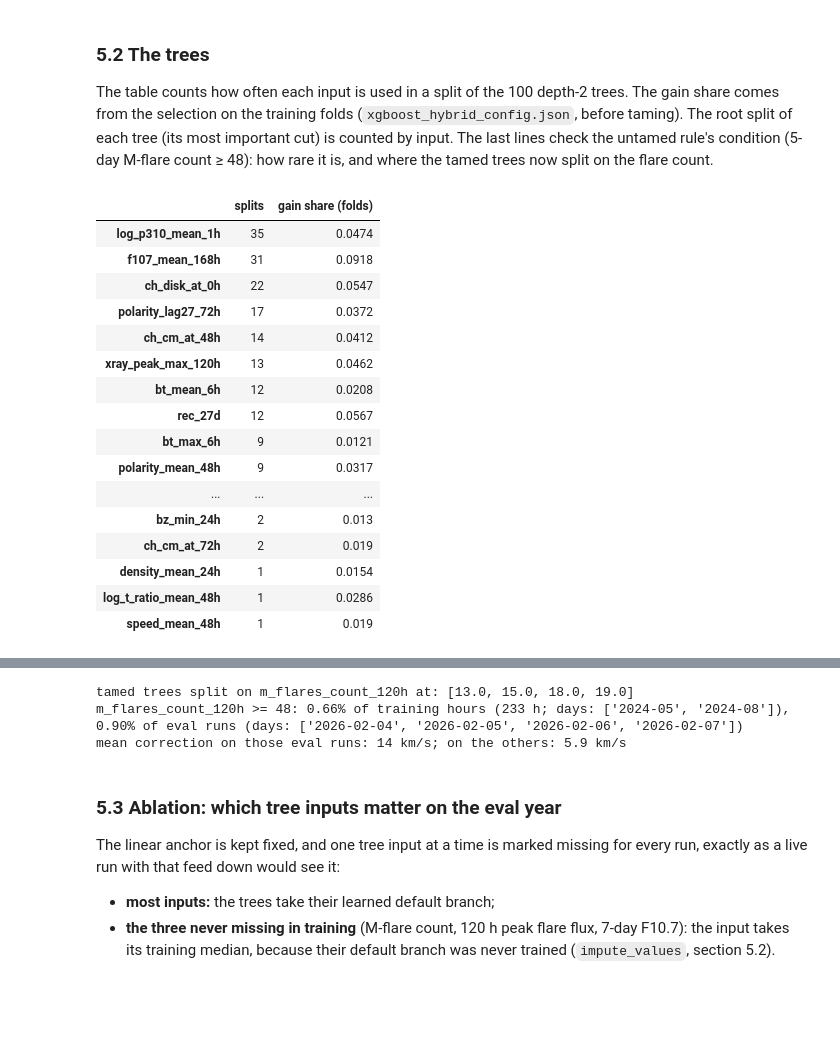
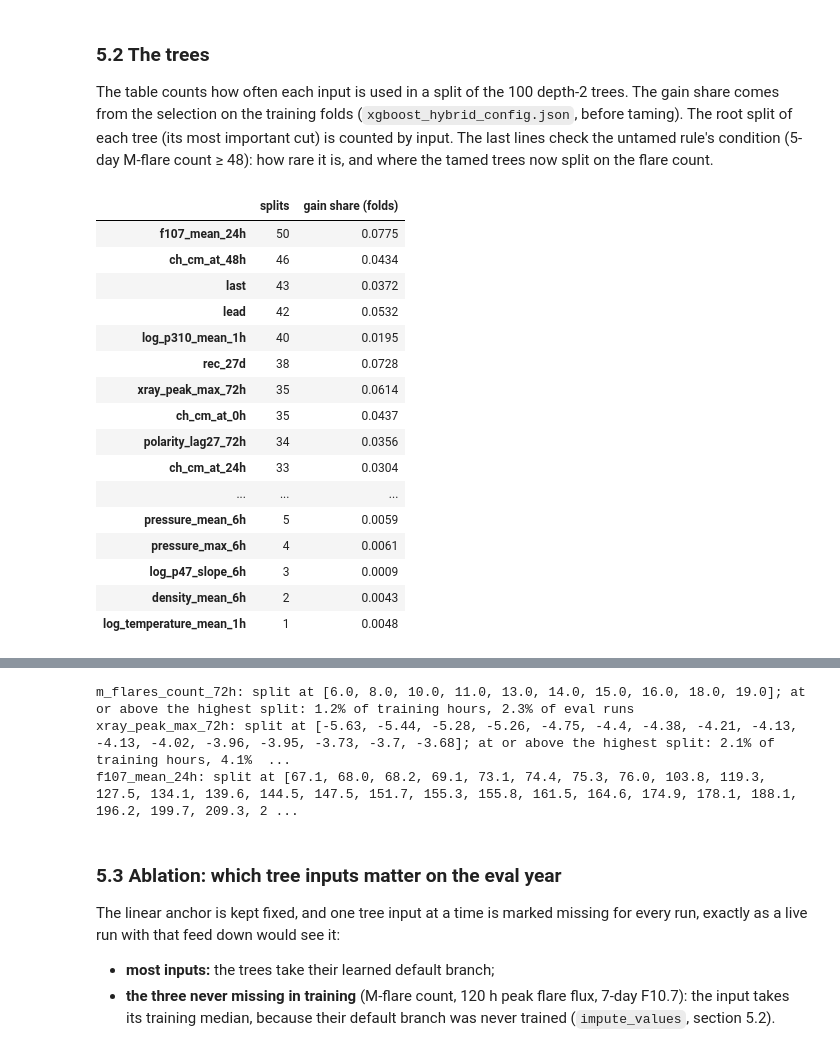
Before and after one commit to chingozhatinashe/benchlab-competition, a Jupyter notebook: src/experiments/xgboost_model.ipynb, the cells around one changed output, grey strips where cells are left out. Saved outputs shown, nothing was run; the diff lists cells and outputs as text; code cells hidden in the pictures; blank space fills up the shorter version.

```diff
--- a/src/experiments/xgboost_model.ipynb
+++ b/src/experiments/xgboost_model.ipynb
@@ -493,50 +492,49 @@ split on the flare count.
 # %%
 trees = hybrid.trees
 cols = list(hybrid.config.columns)
 inner = trees.left >= 0
 used = pd.Series([cols[f] for f in trees.feature[inner]]).value_counts()
 gain = pd.Series(json.loads(config_path("linear").read_text())["selection"]["gain_share"])
 usage = pd.DataFrame({"splits": used, "gain share (folds)": gain}).fillna(0)
 usage = usage[usage["splits"] > 0].sort_values("splits", ascending=False)
 display(fmt(usage))
 roots = pd.DataFrame({"tree": range(trees.n_trees),
                       "root split": [cols[trees.feature[r]] for r in trees.roots],
                       "threshold": [float(trees.threshold[r]) for r in trees.roots]})
 display(roots["root split"].value_counts().rename("trees with this root split").to_frame().T)
 
 from training.datasets import load_train  # noqa: E402
 from training.xgboost_model import CACHE_DIR, hourly_runs  # noqa: E402
 
 train_t0s = hourly_runs(load_train())
 train_tab = feature_table(train_t0s, tuple(INPUTS), CACHE_DIR / "table_train.pkl")
-flares = "m_flares_count_120h"
-cut = 48.0  # the untamed hybrid's rule
-splits = sorted({float(t) for f, t in zip(trees.feature[inner], trees.threshold[inner], strict=True)
-                 if cols[f] == flares})
-print(f"tamed trees split on {flares} at: {splits}")
-high_train = train_tab[flares] >= cut
-high_eval = table[flares] >= cut
-print(f"{flares} >= {cut:g}: {high_train.mean():.2%} of training hours "
-      f"({high_train.sum()} h; days: {sorted(set(train_t0s[high_train].strftime('%Y-%m')))}), "
-      f"{high_eval.mean():.2%} of eval runs (days: "
-      f"{sorted(set(t0s[high_eval.to_numpy()].strftime('%Y-%m-%d')))})")
-print(f"mean correction on those eval runs: {correction[high_eval.to_numpy()].mean():.0f} km/s; "
-      f"on the others: {correction[~high_eval.to_numpy()].mean():.1f} km/s")
+# how rare is the far side of each solar-activity split? (the 4-year flare rule's failure)
+activity = [f for f in TREE_FEATURES if f.startswith(("m_flares_", "xray_peak_", "f107_"))]
+for f in activity:
+    th = sorted({float(t) for c, t in zip(trees.feature[inner], trees.threshold[inner],
+                                         strict=True) if cols[c] == f})
+    if not th:
+        print(f"{f}: not split on")
+        continue
+    top = max(th)
+    print(f"{f}: split at {[round(t, 2) for t in th]}; at or above the highest split: "
+          f"{(train_tab[f] >= top).mean():.1%} of training hours, "
+          f"{(table[f] >= top).mean():.1%} of eval runs")
 # %% [output]
 |  | splits | gain share (folds) |
-| log_p310_mean_1h | 35 | 0.0474 |
-| f107_mean_168h | 31 | 0.0918 |
-| ch_disk_at_0h | 22 | 0.0547 |
-| polarity_lag27_72h | 17 | 0.0372 |
-| ch_cm_at_48h | 14 | 0.0412 |
-| xray_peak_max_120h | 13 | 0.0462 |
-| bt_mean_6h | 12 | 0.0208 |
-| rec_27d | 12 | 0.0567 |
-| bt_max_6h | 9 | 0.0121 |
-| polarity_mean_48h | 9 | 0.0317 |
+| f107_mean_24h | 50 | 0.0775 |
+| ch_cm_at_48h | 46 | 0.0434 |
+| last | 43 | 0.0372 |
+| lead | 42 | 0.0532 |
+| log_p310_mean_1h | 40 | 0.0195 |
+| rec_27d | 38 | 0.0728 |
+| xray_peak_max_72h | 35 | 0.0614 |
+| ch_cm_at_0h | 35 | 0.0437 |
+| polarity_lag27_72h | 34 | 0.0356 |
+| ch_cm_at_24h | 33 | 0.0304 |
 | ... | ... | ... |
-| bz_min_24h | 2 | 0.013 |
-| ch_cm_at_72h | 2 | 0.019 |
-| density_mean_24h | 1 | 0.0154 |
-| log_t_ratio_mean_48h | 1 | 0.0286 |
-| speed_mean_48h | 1 | 0.019 |
+| pressure_mean_6h | 5 | 0.0059 |
+| pressure_max_6h | 4 | 0.0061 |
+| log_p47_slope_6h | 3 | 0.0009 |
+| density_mean_6h | 2 | 0.0043 |
+| log_temperature_mean_1h | 1 | 0.0048 |
@@ -545,6 +543,6 @@ print(f"mean correction on those eval runs: {correction[high_eval.to_numpy()].me
-tamed trees split on m_flares_count_120h at: [13.0, 15.0, 18.0, 19.0]
-m_flares_count_120h >= 48: 0.66% of training hours (233 h; days: ['2024-05', '2024-08']), 0.90% of eval runs (days: ['2026-02-04', '2026-02-05', '2026-02-06', '2026-02-07'])
-mean correction on those eval runs: 14 km/s; on the others: 5.9 km/s
+m_flares_count_72h: split at [6.0, 8.0, 10.0, 11.0, 13.0, 14.0, 15.0, 16.0, 18.0, 19.0]; at or above the highest split: 1.2% of training hours, 2.3% of eval runs
+xray_peak_max_72h: split at [-5.63, -5.44, -5.28, -5.26, -4.75, -4.4, -4.38, -4.21, -4.13, -4.13, -4.02, -3.96, -3.95, -3.73, -3.7, -3.68]; at or above the highest split: 2.1% of training hours, 4.1%  ...
+f107_mean_24h: split at [67.1, 68.0, 68.2, 69.1, 73.1, 74.4, 75.3, 76.0, 103.8, 119.3, 127.5, 134.1, 139.6, 144.5, 147.5, 151.7, 155.3, 155.8, 161.5, 164.6, 174.9, 178.1, 188.1, 196.2, 199.7, 209.3, 2 ...
 # %% [markdown]
 ### 5.3 Ablation: which tree inputs matter on the eval year
 
```
Also changed, not shown: parts of 19 cells of this notebook, 1 other file.
